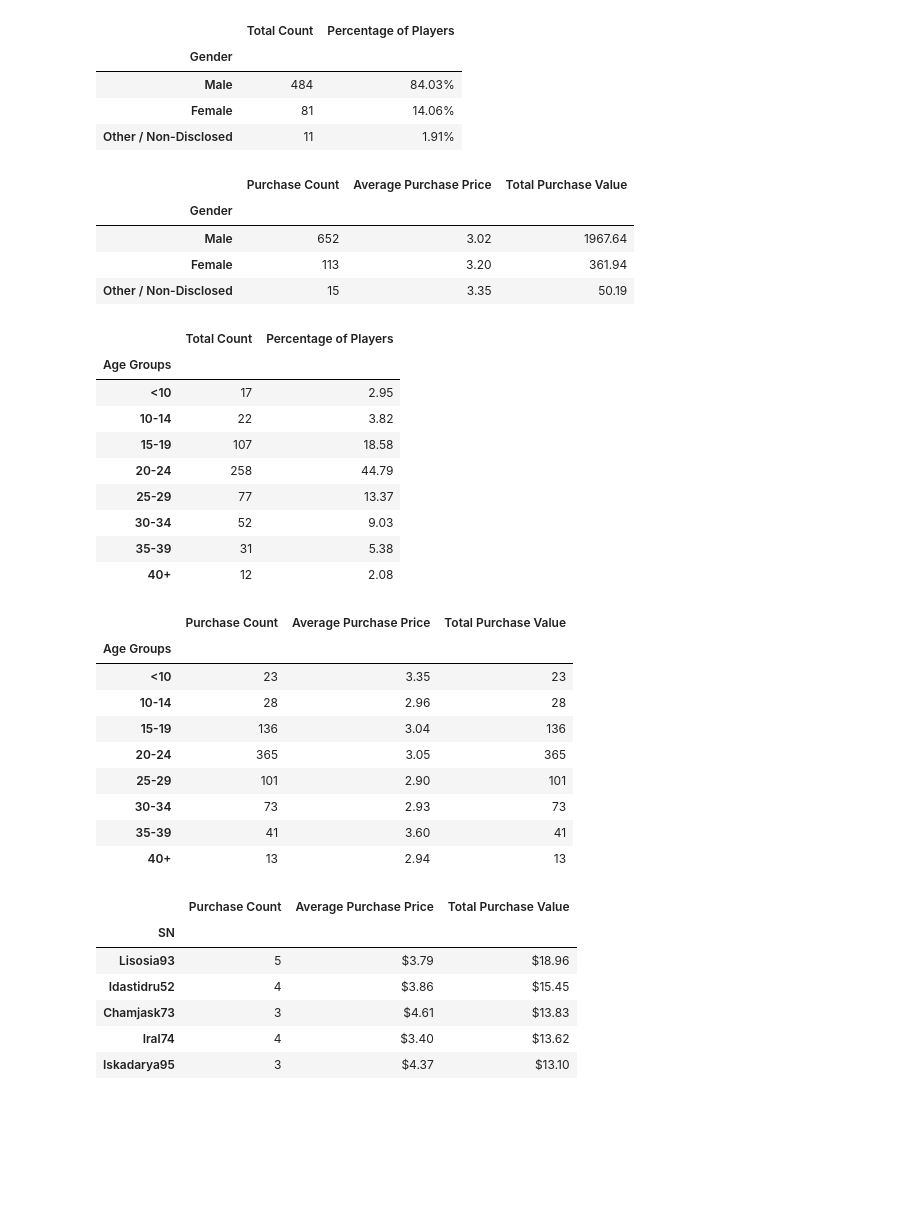
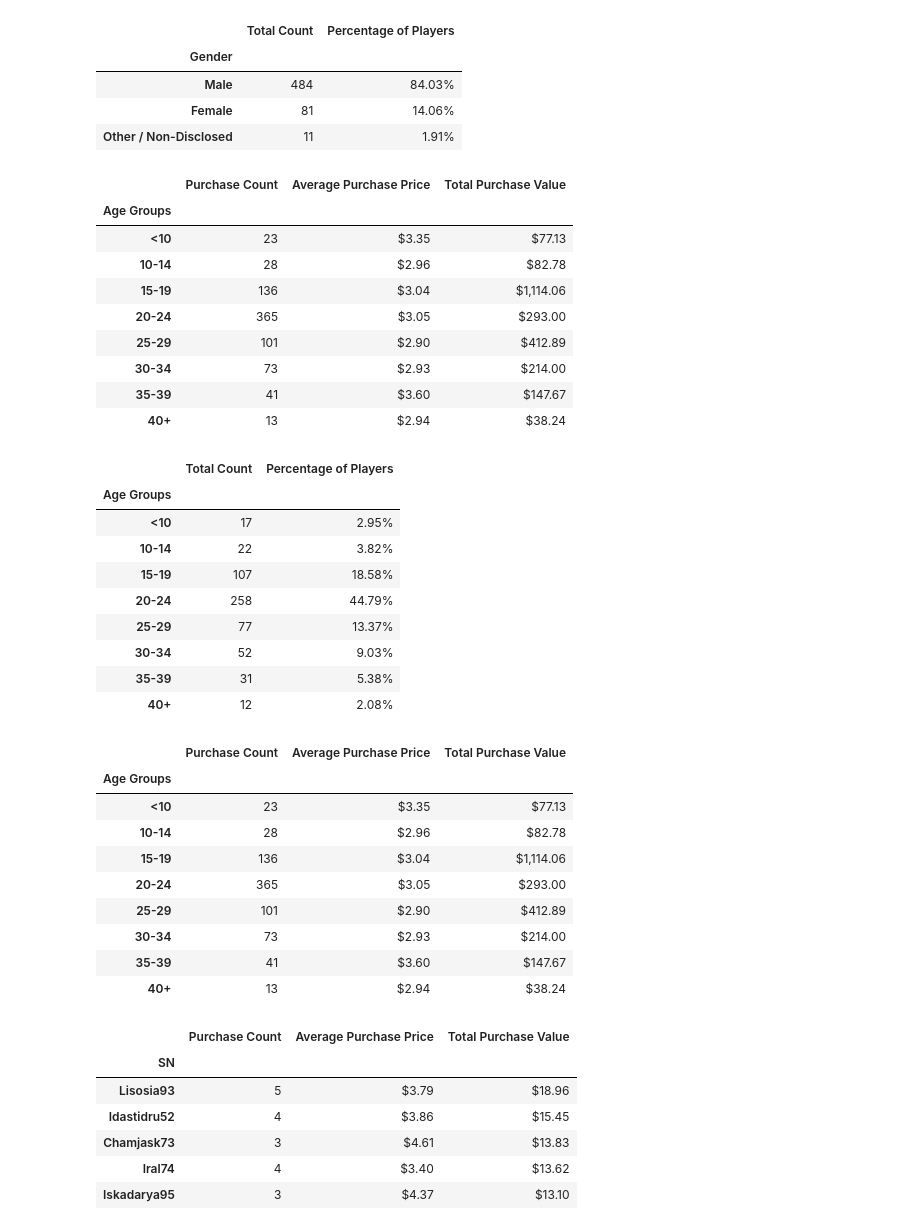
Before and after one commit to salizadeh10/Heroes-of-Pymoli, a Jupyter notebook: Heroes-of-Pymoli.ipynb, the cells around one changed output. Drawn from its saved outputs; the diff is of its cells as text; code cells hidden in the pictures; blank space fills up the shorter version.

```diff
--- a/Heroes-of-Pymoli.ipynb
+++ b/Heroes-of-Pymoli.ipynb
@@ -109,37 +121,45 @@ is_male = purchase_data_pd["Gender"] == "Male"
 males_purchases_df = purchase_data_pd[is_male]
 males_purchase_count = males_purchases_df.shape[0]
 males_avg_purchase_price = males_purchases_df
 males_total_spend = round((males_purchases_df["Price"].sum()), 2)
 males_avg_spend = round((males_total_spend / males_purchase_count), 2)
 
 # Purchases by female players
 is_female = purchase_data_pd["Gender"] == "Female"
 females_purchases_df = purchase_data_pd[is_female]
 females_purchase_count = females_purchases_df.shape[0]
 females_total_spend = round((females_purchases_df["Price"].sum()), 2)
 females_avg_spend = round((females_total_spend / females_purchase_count), 2)
 
 # Purchases - Other.Non dislosed
 other_non_disclosed_purchase_count = number_of_purchases - (males_purchase_count + females_purchase_count)
 other_non_disclosed_total_spend = round((total_revenue - (males_total_spend + females_total_spend)), 2)
 other_non_disclosed_avg_spend = round((other_non_disclosed_total_spend / other_non_disclosed_purchase_count), 2)
 
 # Create the dataframe for purchasing data analysis
 purchase_by_gender_df = pd.DataFrame({"Gender": ["Male", "Female", "Other / Non-Disclosed"],
                                     "Purchase Count": [males_purchase_count, females_purchase_count,
                                                               other_non_disclosed_purchase_count],
                                     "Average Purchase Price": [males_avg_spend, females_avg_spend, other_non_disclosed_avg_spend],
                                     "Total Purchase Value": [males_total_spend, females_total_spend, other_non_disclosed_total_spend]},
                                columns = ["Gender", "Purchase Count", "Average Purchase Price", "Total Purchase Value"])
 
 purchase_by_gender_df = purchase_by_gender_df.set_index("Gender")
 purchase_by_gender_df
+
+# Format total purchase values
+purchase_summary_by_age.style.format({"Average Purchase Price": "${:,.2f}", "Total Purchase Value": "${:,.2f}"})
 # %% [output]
 |  | Purchase Count | Average Purchase Price | Total Purchase Value |
-| Gender |  |  |  |
-| Male | 652 | 3.02 | 1967.64 |
-| Female | 113 | 3.20 | 361.94 |
-| Other / Non-Disclosed | 15 | 3.35 | 50.19 |
+| Age Groups |  |  |  |
+| <10 | 23 | $3.35 | $77.13 |
+| 10-14 | 28 | $2.96 | $82.78 |
+| 15-19 | 136 | $3.04 | $1,114.06 |
+| 20-24 | 365 | $3.05 | $293.00 |
+| 25-29 | 101 | $2.90 | $412.89 |
+| 30-34 | 73 | $2.93 | $214.00 |
+| 35-39 | 41 | $3.60 | $147.67 |
+| 40+ | 13 | $2.94 | $38.24 |
 # %%
 # Age Demographics
 
@@ -167,7 +187,7 @@ age_summary = age_groupby[["Age Groups", "SN", "Percentage of Players"]].sort_va
 #age_summary = age_summary.reset_index(drop=True)
 
 # format columns
-age_summary["Percentage of Players"] = age_summary["Percentage of Players"].map("{:,.2f}".format)
+age_summary["Percentage of Players"] = age_summary["Percentage of Players"].map("{:,.2f}%".format)
 
 # set Indext to Age Groups
 age_demos_summary = age_summary.set_index("Age Groups")
@@ -176,14 +196,14 @@ age_demos_summary
 # %% [output]
 |  | Total Count | Percentage of Players |
 | Age Groups |  |  |
-| <10 | 17 | 2.95 |
-| 10-14 | 22 | 3.82 |
-| 15-19 | 107 | 18.58 |
-| 20-24 | 258 | 44.79 |
-| 25-29 | 77 | 13.37 |
-| 30-34 | 52 | 9.03 |
-| 35-39 | 31 | 5.38 |
-| 40+ | 12 | 2.08 |
+| <10 | 17 | 2.95% |
+| 10-14 | 22 | 3.82% |
+| 15-19 | 107 | 18.58% |
+| 20-24 | 258 | 44.79% |
+| 25-29 | 77 | 13.37% |
+| 30-34 | 52 | 9.03% |
+| 35-39 | 31 | 5.38% |
+| 40+ | 12 | 2.08% |
 # %%
 # Purchasing Analysis (Age)
 
@@ -228,6 +248,12 @@ age_35_to_39_purchase_total = age_demographic_df.loc[(age_demographic_df['Age']
                                                      & (age_demographic_df['Age'] <=39), 'Price'].sum()
 age_over_40_purchase_total  = age_demographic_df.loc[age_demographic_df['Age'] >= 40, 'Price'].sum()
 
+purchase_by_age_totals = [age_under_10_purchase_total, age_10_to_14_purchase_total,
+                          age_20_to_24_purchase_total, age_25_to_29_purchase_total,
+                          age_15_to_19_purchase_total, age_30_to_34_purchase_total,
+                          age_35_to_39_purchase_total,
+age_over_40_purchase_total]
+
 # Calculate average purchases by age and make a list of it
 average_purchase_by_age = [round((age_under_10_purchase_total / age_under_10_purchase_count), 2),
                            round((age_10_to_14_purchase_total / age_10_to_14_purchase_count), 2),
@@ -251,25 +277,30 @@ age_demographic_df["Age Groups"] = pd.cut(gender_dem_df["Age"],age_bins, labels=
 age_groupby = age_demographic_df.groupby("Age Groups")["SN"].nunique().reset_index()
 age_groupby["Purchase Count"] = purchase_count_by_age
 age_groupby["Average Purchase Price"] = average_purchase_by_age
-age_groupby["Total Purchase Value"] = purchase_count_by_age
+age_groupby["Total Purchase Value"] = purchase_by_age_totals
 
-purchase_summary_by_age = age_groupby[["Age Groups", "Purchase Count", "Average Purchase Price", "Total Purchase Value"]].sort_values(["Age Groups"])
+purchase_summary_by_age = age_groupby[["Age Groups", "Purchase Count",
+                                       "Average Purchase Price",
+                                       "Total Purchase Value"]].sort_values(["Age Groups"])
 purchase_summary_by_age = purchase_summary_by_age.reset_index(drop=True)
 
 # set Indext to Age Groups
 purchase_summary_by_age = purchase_summary_by_age.set_index("Age Groups")
 purchase_summary_by_age
+
+# Formatting prices and total purhcase values
+purchase_summary_by_age.style.format({"Average Purchase Price": "${:.2f}", "Total Purchase Value": "${:,.2f}"})
 # %% [output]
 |  | Purchase Count | Average Purchase Price | Total Purchase Value |
 | Age Groups |  |  |  |
-| <10 | 23 | 3.35 | 23 |
-| 10-14 | 28 | 2.96 | 28 |
-| 15-19 | 136 | 3.04 | 136 |
-| 20-24 | 365 | 3.05 | 365 |
-| 25-29 | 101 | 2.90 | 101 |
-| 30-34 | 73 | 2.93 | 73 |
-| 35-39 | 41 | 3.60 | 41 |
-| 40+ | 13 | 2.94 | 13 |
+| <10 | 23 | $3.35 | $77.13 |
+| 10-14 | 28 | $2.96 | $82.78 |
+| 15-19 | 136 | $3.04 | $1,114.06 |
+| 20-24 | 365 | $3.05 | $293.00 |
+| 25-29 | 101 | $2.90 | $412.89 |
+| 30-34 | 73 | $2.93 | $214.00 |
+| 35-39 | 41 | $3.60 | $147.67 |
+| 40+ | 13 | $2.94 | $38.24 |
 # %%
 # Top Spenders
 
```
Also changed, not shown: parts of 4 cells of this notebook, 1 other file.
